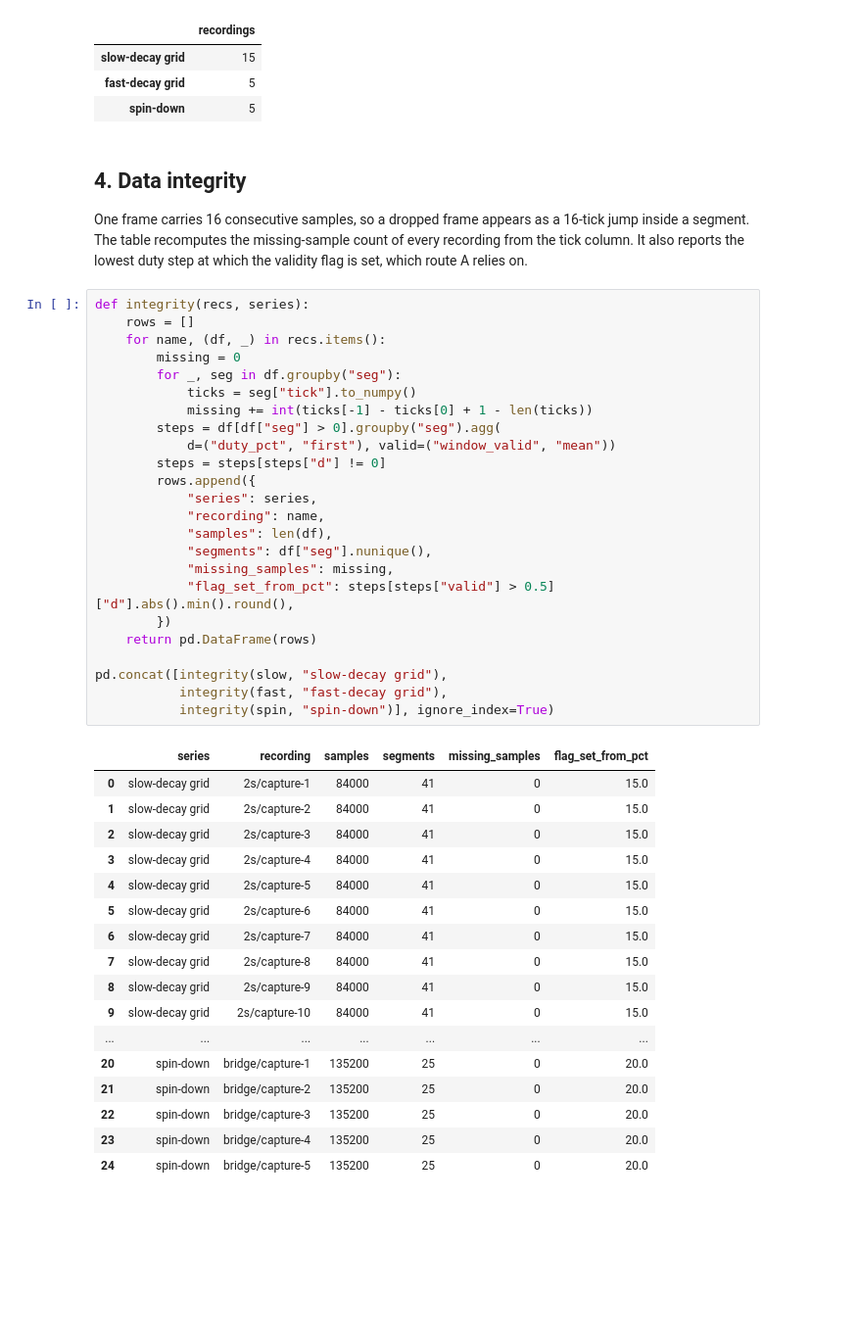
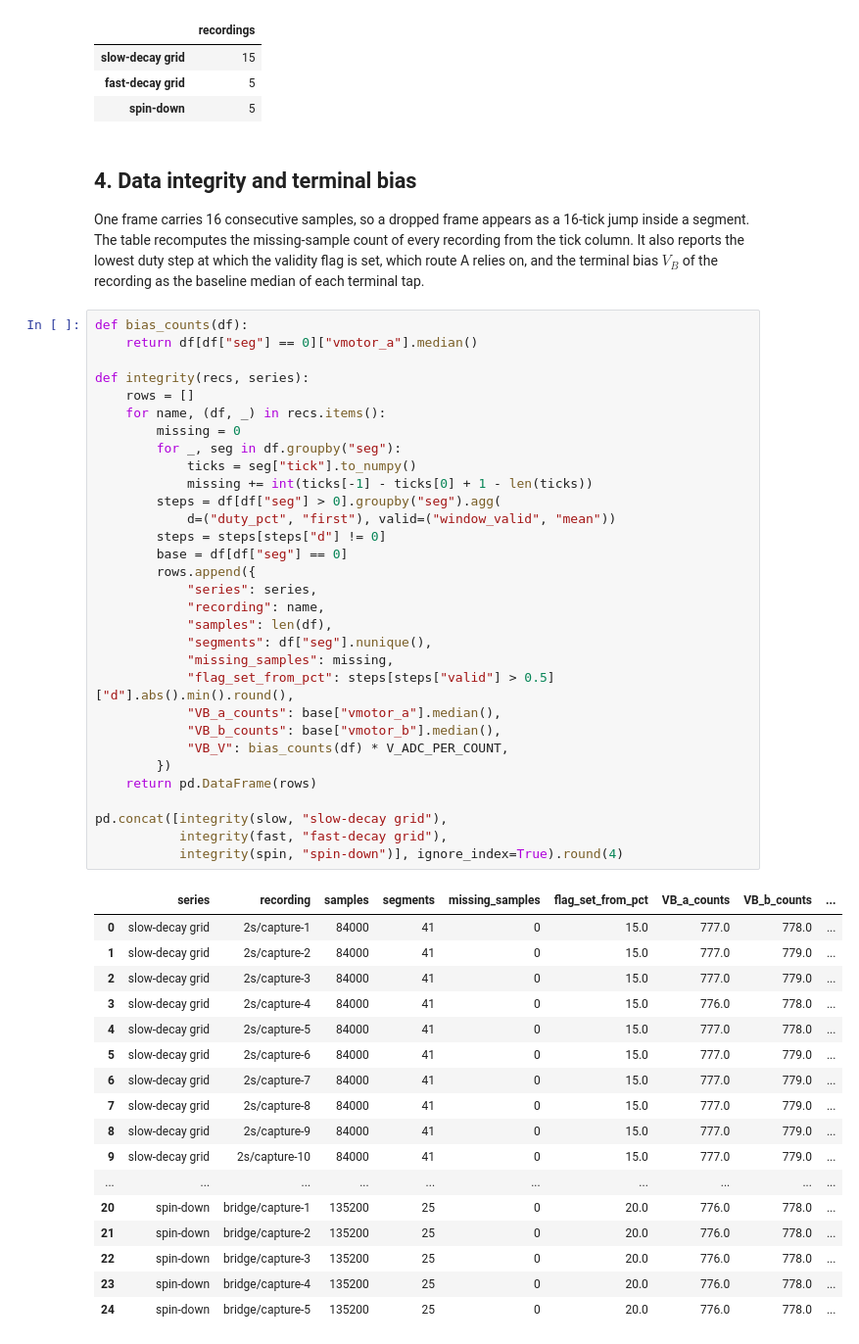
Before and after one commit to OpenServoCore/open-servo-core, a Jupyter notebook: notebooks/03-back-emf.ipynb, the cells around one changed output. Shown at 98% size. Cells and saved outputs as stored; diff of their text form; blank space fills up the shorter version.

```diff
--- a/notebooks/03-back-emf.ipynb
+++ b/notebooks/03-back-emf.ipynb
@@ -208,54 +246,63 @@ pd.DataFrame({"recordings": [len(slow), len(fast), len(spin)]},
 | fast-decay grid | 5 |
 | spin-down | 5 |
 # %% [markdown]
-## 4. Data integrity
+## 4. Data integrity and terminal bias
 
 One frame carries 16 consecutive samples, so a dropped frame appears as a
 16-tick jump inside a segment. The table recomputes the missing-sample
 count of every recording from the tick column. It also reports the lowest
-duty step at which the validity flag is set, which route A relies on.
+duty step at which the validity flag is set, which route A relies on, and
+the terminal bias $V_B$ of the recording as the baseline median of each
+terminal tap.
 # %%
+def bias_counts(df):
+    return df[df["seg"] == 0]["vmotor_a"].median()
+
 def integrity(recs, series):
     rows = []
     for name, (df, _) in recs.items():
         missing = 0
         for _, seg in df.groupby("seg"):
             ticks = seg["tick"].to_numpy()
             missing += int(ticks[-1] - ticks[0] + 1 - len(ticks))
         steps = df[df["seg"] > 0].groupby("seg").agg(
             d=("duty_pct", "first"), valid=("window_valid", "mean"))
         steps = steps[steps["d"] != 0]
+        base = df[df["seg"] == 0]
         rows.append({
             "series": series,
             "recording": name,
             "samples": len(df),
             "segments": df["seg"].nunique(),
             "missing_samples": missing,
             "flag_set_from_pct": steps[steps["valid"] > 0.5]["d"].abs().min().round(),
+            "VB_a_counts": base["vmotor_a"].median(),
+            "VB_b_counts": base["vmotor_b"].median(),
+            "VB_V": bias_counts(df) * V_ADC_PER_COUNT,
         })
     return pd.DataFrame(rows)
 
 pd.concat([integrity(slow, "slow-decay grid"),
            integrity(fast, "fast-decay grid"),
-           integrity(spin, "spin-down")], ignore_index=True)
+           integrity(spin, "spin-down")], ignore_index=True).round(4)
 # %% [output]
-|  | series | recording | samples | segments | missing_samples | flag_set_from_pct |
-| 0 | slow-decay grid | 2s/capture-1 | 84000 | 41 | 0 | 15.0 |
-| 1 | slow-decay grid | 2s/capture-2 | 84000 | 41 | 0 | 15.0 |
-| 2 | slow-decay grid | 2s/capture-3 | 84000 | 41 | 0 | 15.0 |
-| 3 | slow-decay grid | 2s/capture-4 | 84000 | 41 | 0 | 15.0 |
-| 4 | slow-decay grid | 2s/capture-5 | 84000 | 41 | 0 | 15.0 |
-| 5 | slow-decay grid | 2s/capture-6 | 84000 | 41 | 0 | 15.0 |
-| 6 | slow-decay grid | 2s/capture-7 | 84000 | 41 | 0 | 15.0 |
-| 7 | slow-decay grid | 2s/capture-8 | 84000 | 41 | 0 | 15.0 |
-| 8 | slow-decay grid | 2s/capture-9 | 84000 | 41 | 0 | 15.0 |
-| 9 | slow-decay grid | 2s/capture-10 | 84000 | 41 | 0 | 15.0 |
-| ... | ... | ... | ... | ... | ... | ... |
-| 20 | spin-down | bridge/capture-1 | 135200 | 25 | 0 | 20.0 |
-| 21 | spin-down | bridge/capture-2 | 135200 | 25 | 0 | 20.0 |
-| 22 | spin-down | bridge/capture-3 | 135200 | 25 | 0 | 20.0 |
-| 23 | spin-down | bridge/capture-4 | 135200 | 25 | 0 | 20.0 |
-| 24 | spin-down | bridge/capture-5 | 135200 | 25 | 0 | 20.0 |
+|  | series | recording | samples | segments | missing_samples | flag_set_from_pct | VB_a_counts | VB_b_counts | ... |
+| 0 | slow-decay grid | 2s/capture-1 | 84000 | 41 | 0 | 15.0 | 777.0 | 778.0 | ... |
+| 1 | slow-decay grid | 2s/capture-2 | 84000 | 41 | 0 | 15.0 | 777.0 | 779.0 | ... |
+| 2 | slow-decay grid | 2s/capture-3 | 84000 | 41 | 0 | 15.0 | 777.0 | 779.0 | ... |
+| 3 | slow-decay grid | 2s/capture-4 | 84000 | 41 | 0 | 15.0 | 776.0 | 778.0 | ... |
+| 4 | slow-decay grid | 2s/capture-5 | 84000 | 41 | 0 | 15.0 | 777.0 | 778.0 | ... |
+| 5 | slow-decay grid | 2s/capture-6 | 84000 | 41 | 0 | 15.0 | 777.0 | 779.0 | ... |
+| 6 | slow-decay grid | 2s/capture-7 | 84000 | 41 | 0 | 15.0 | 777.0 | 779.0 | ... |
+| 7 | slow-decay grid | 2s/capture-8 | 84000 | 41 | 0 | 15.0 | 777.0 | 779.0 | ... |
+| 8 | slow-decay grid | 2s/capture-9 | 84000 | 41 | 0 | 15.0 | 777.0 | 779.0 | ... |
+| 9 | slow-decay grid | 2s/capture-10 | 84000 | 41 | 0 | 15.0 | 777.0 | 779.0 | ... |
+| ... | ... | ... | ... | ... | ... | ... | ... | ... | ... |
+| 20 | spin-down | bridge/capture-1 | 135200 | 25 | 0 | 20.0 | 776.0 | 778.0 | ... |
+| 21 | spin-down | bridge/capture-2 | 135200 | 25 | 0 | 20.0 | 776.0 | 778.0 | ... |
+| 22 | spin-down | bridge/capture-3 | 135200 | 25 | 0 | 20.0 | 776.0 | 778.0 | ... |
+| 23 | spin-down | bridge/capture-4 | 135200 | 25 | 0 | 20.0 | 776.0 | 778.0 | ... |
+| 24 | spin-down | bridge/capture-5 | 135200 | 25 | 0 | 20.0 | 776.0 | 778.0 | ... |
 # %% [markdown]
 Every recording has zero missing samples. In every grid recording the
 flag is set from the 15% step up and clear at 10%, consistent with the
```
Also changed, not shown: parts of 53 cells of this notebook.
